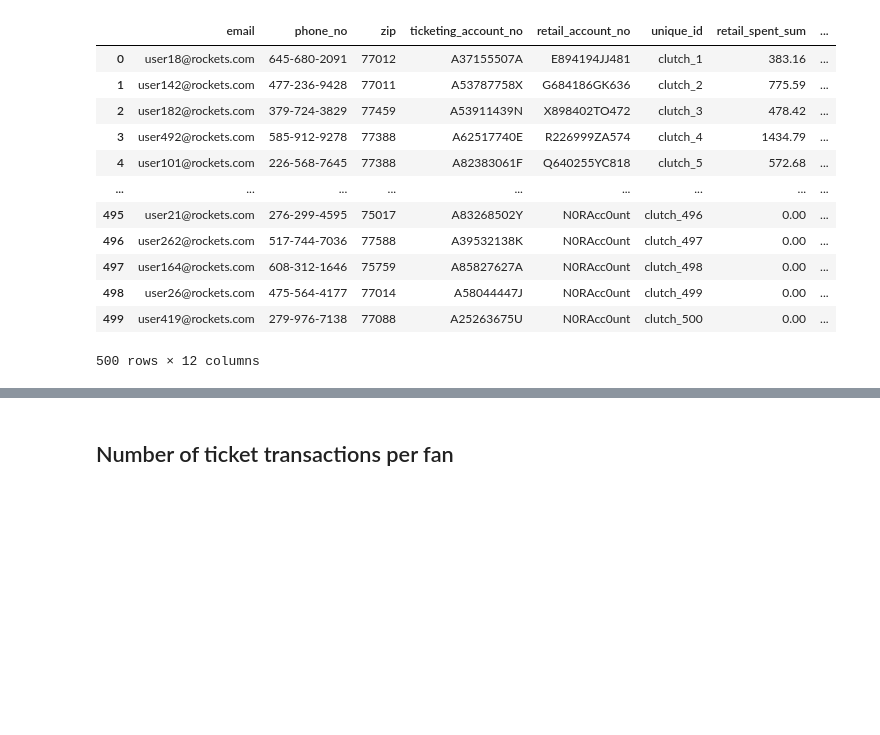
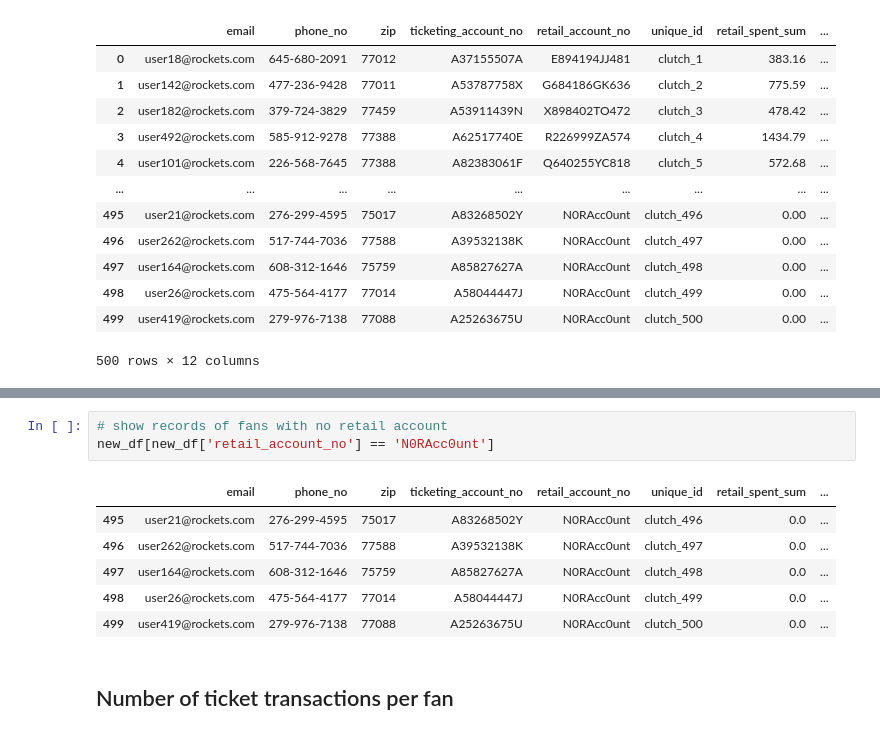
Before and after one commit to mil2tech/DE-NBA-HOU, a Jupyter notebook: jarrid_workbook.ipynb, the cells around one changed output, grey strips where cells are left out. Cells and saved outputs as stored; diff of their text form; blank space fills up the shorter version.

```diff
--- a/jarrid_workbook.ipynb
+++ b/jarrid_workbook.ipynb
@@ -810,3 +1012,13 @@ new_df = new_df.merge(ticket_data.groupby('ticketing_account_no')['section'].agg
+# %%
+# show records of fans with no retail account
+new_df[new_df['retail_account_no'] == 'N0RAcc0unt']
+# %% [output]
+|  | email | phone_no | zip | ticketing_account_no | retail_account_no | unique_id | retail_spent_sum | ... |
+| 495 | user21@rockets.com | 276-299-4595 | 75017 | A83268502Y | N0RAcc0unt | clutch_496 | 0.0 | ... |
+| 496 | user262@rockets.com | 517-744-7036 | 77588 | A39532138K | N0RAcc0unt | clutch_497 | 0.0 | ... |
+| 497 | user164@rockets.com | 608-312-1646 | 75759 | A85827627A | N0RAcc0unt | clutch_498 | 0.0 | ... |
+| 498 | user26@rockets.com | 475-564-4177 | 77014 | A58044447J | N0RAcc0unt | clutch_499 | 0.0 | ... |
+| 499 | user419@rockets.com | 279-976-7138 | 77088 | A25263675U | N0RAcc0unt | clutch_500 | 0.0 | ... |
 # %% [markdown]
 ## Number of ticket transactions per fan
 # %%
```
Also changed, not shown: parts of 43 cells of this notebook, 4 other files.
